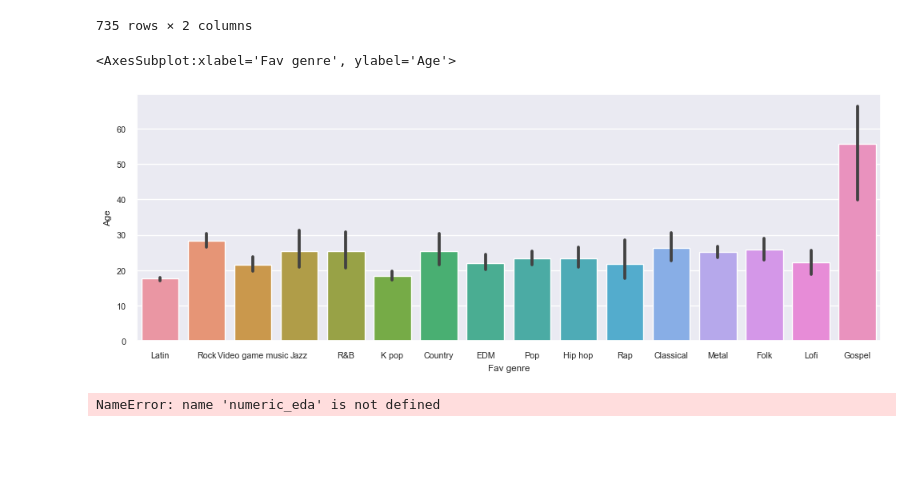
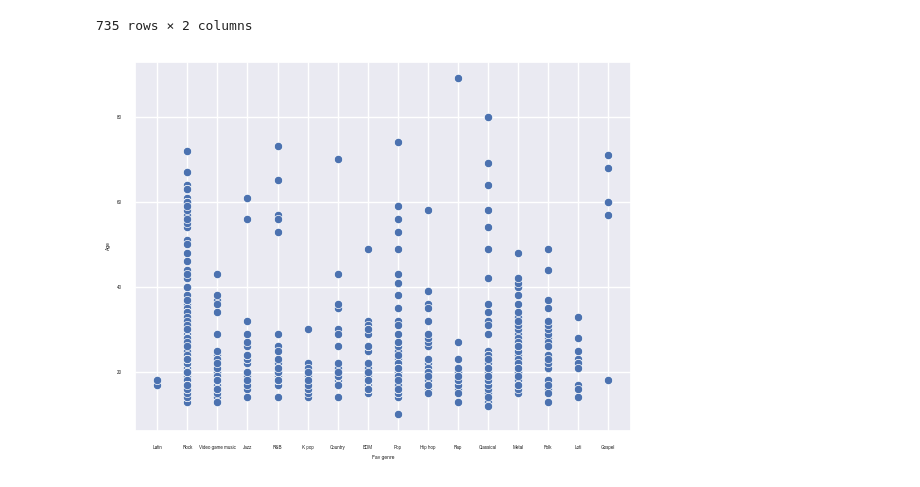
Before and after one commit to ubco-W2022T2-data301/project-group29, a Jupyter notebook: analysis/analysis3.ipynb, the cells around one changed output. Saved outputs shown, nothing was run; the diff lists cells and outputs as text; code cells hidden in the pictures; blank space fills up the shorter version.

```diff
--- a/analysis/analysis3.ipynb
+++ b/analysis/analysis3.ipynb
@@ -127,15 +127,3 @@ df_cleaned.dropna()
 735 rows × 2 columns
 # %%
 df_cleaned = df_cleaned.dropna(axis=0)
-# %%
-sns.set(font_scale=0.7)
-ax.tick_params(axis='x', labelsize=14)
-fig, ax = plt.subplots(figsize=(12, 4))
-sns.barplot(data=df_cleaned, x="Fav genre", y="Age")
-# %% [output]
-<AxesSubplot:xlabel='Fav genre', ylabel='Age'>
-[figure, removed]
-# %%
-numeric_eda(df_cleaned, hue='DayOfWeek')
-# %% [output]
-NameError: name 'numeric_eda' is not defined
@@ -265,0 +130,13 @@ def eda(df):
+# %%
+sns.scatterplot( x = "Fav genre",
+                 y = "Age",
+                 data = df_cleaned,)
+sns.set(font_scale=2)
+
+
+fig.set_size_inches(30, 6)
+
+
+plt.show()
+# %% [output]
+[figure, added]
```
Also changed, not shown: parts of 6 cells of this notebook.
